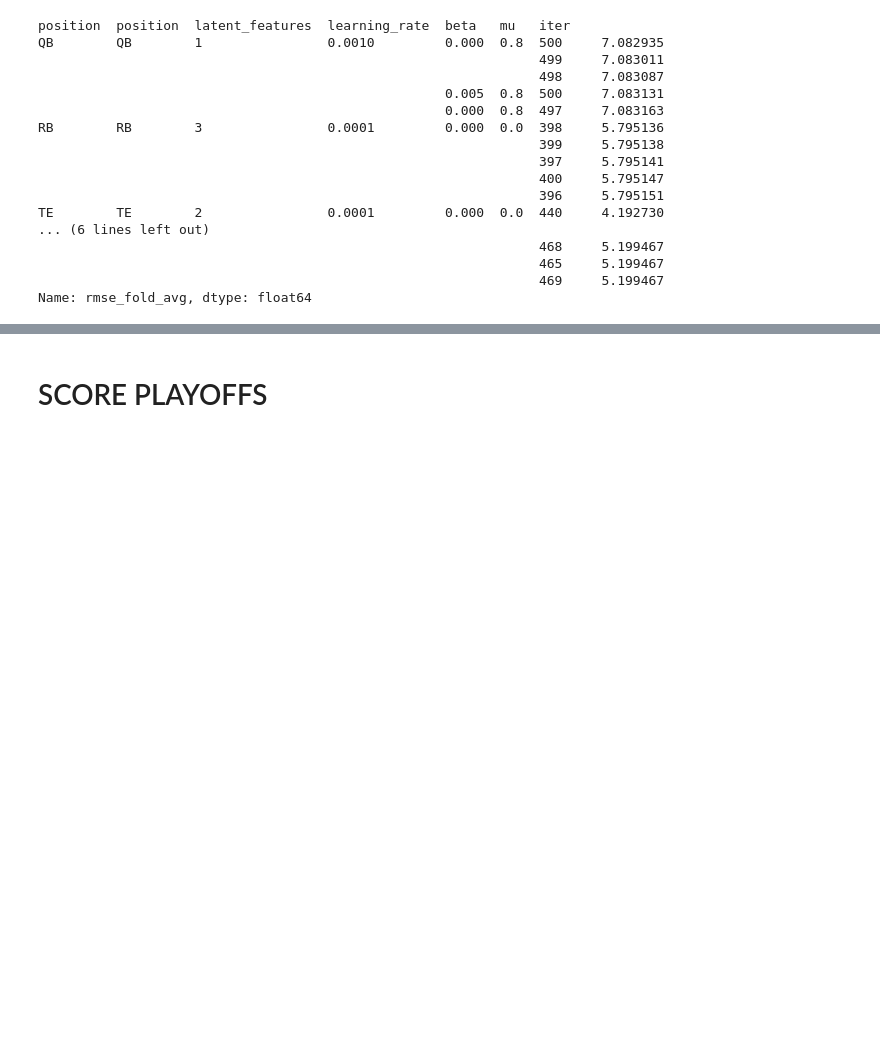
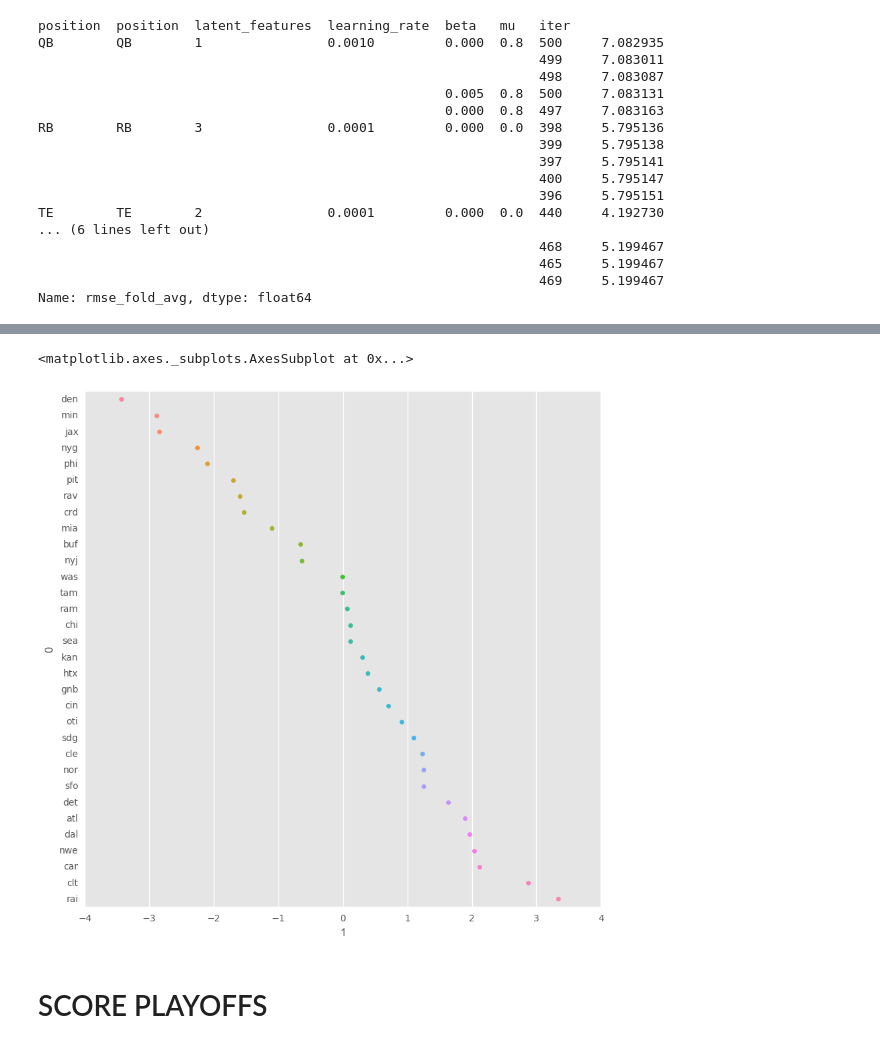
Before and after one commit to phillynch7/nfl_forecasting, a Jupyter notebook: code/player_matrix_factorization.ipynb, the cells around one changed output, grey strips where cells are left out. Cells and saved outputs as stored; diff of their text form; code cells hidden in the pictures; blank space fills up the shorter version.

```diff
--- a/code/player_matrix_factorization.ipynb
+++ b/code/player_matrix_factorization.ipynb
@@ -384,3 +390,9 @@ best_param = {
+# %%
+plt.figure(figsize=(10, 10))
+sns.stripplot(x=1, y=0, data=pd.DataFrame([X_Opponent.columns, tau]).T.sort_values(1, ascending=True).head(32))
+# %% [output]
+<matplotlib.axes._subplots.AxesSubplot at 0x...>
+[figure, added]
 # %% [markdown]
 # SCORE PLAYOFFS
 # %%
```
Also changed, not shown: parts of 1 cell of this notebook.
